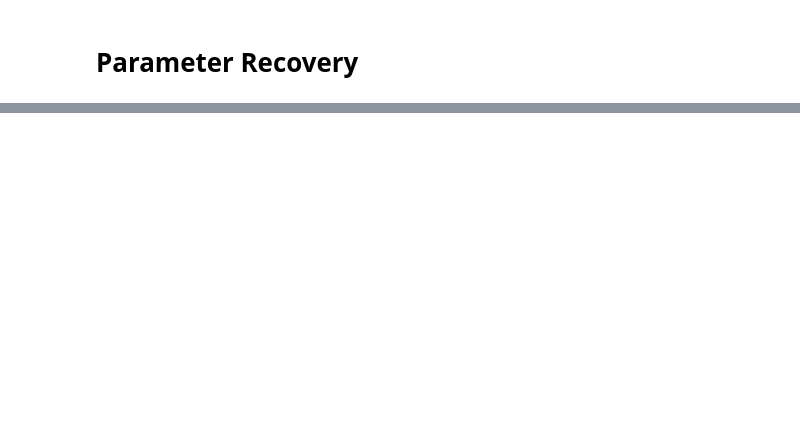
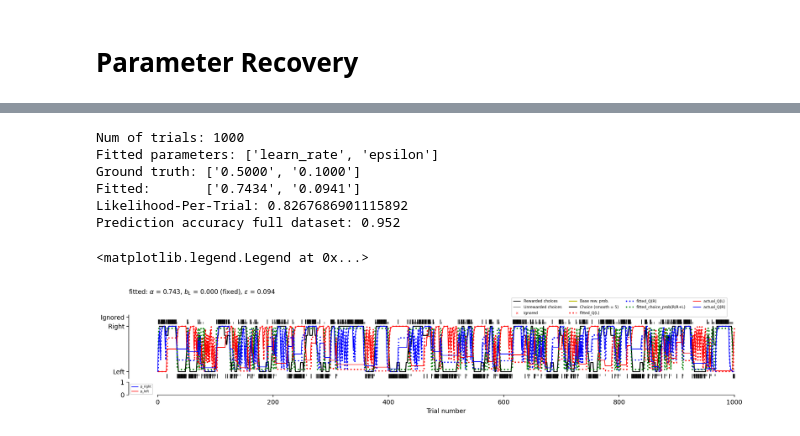
Before and after one commit to AllenSWDB/SWDB_2025_Dynamical_Systems, a Jupyter notebook: code/test_shuchen.ipynb, the cells around one changed output, grey strips where cells are left out. Drawn from its saved outputs; the diff is of its cells as text; code cells hidden in the pictures; blank space fills up the shorter version.

```diff
--- a/code/test_shuchen.ipynb
+++ b/code/test_shuchen.ipynb
@@ -83,12 +83,22 @@ df[["agent_class_name", "preset_name", "n_free_params", "params"]]
 # %% [markdown]
 # initialize an agent
 # %%
-# Initialize the model
-forager = ForagerCollection().get_preset_forager("Hattori2019", seed=42)
-forager.set_params(
-    softmax_inverse_temperature=5,
-    biasL=0,
-)
+# # Initialize the model
+# forager = ForagerCollection().get_preset_forager("Hattori2019", seed=42)
+# forager.set_params(
+#     softmax_inverse_temperature=5,
+#     biasL=0,
+# )
 
-# Create the task environment
-task = CoupledBlockTask(reward_baiting=True, num_trials=1000, seed=42)
+# "Rescorla-Wagner": dict(
+#     description="The vanilla Rescorla-Wagner model disccused in the Sutton & Barto book",
+#     agent_class="ForagerQLearning",
+#     agent_kwargs=dict(
+#         number_of_learning_rate=1,
+#         number_of_forget_rate=0,
+#         choice_kernel="none",
+#         action_selection="epsilon-greedy",
+#     ),
+
+
+forager = ForagerQLearning(number_of_learning_rate=1,number_of_forget_rate=0,choice_kernel="none",action_selection="epsilon-greedy")
@@ -111,13 +130,9 @@ fig, axes = forager.plot_session(if_plot_latent=True)
 # %% [markdown]
 # Parameter Recovery
 # %%
-
-# Fit the model to recover parameters
-forager = ForagerCollection().get_preset_forager("Hattori2019", seed=42)
 forager.fit(
     choice_history,
     reward_history,
-    fit_bounds_override={"softmax_inverse_temperature": [0, 100]},
     clamp_params={"biasL": 0},
     DE_kwargs=dict(workers=4, disp=True, seed=np.random.default_rng(42)),
     k_fold_cross_validation=None,
@@ -134,6 +172,13 @@ print(f'Ground truth: {[f"{num:.4f}" for num in ground_truth]}')
 print(f'Fitted:       {[f"{num:.4f}" for num in fitting_result.x]}')
 print(f"Likelihood-Per-Trial: {fitting_result.LPT}")
 print(f"Prediction accuracy full dataset: {fitting_result.prediction_accuracy}\n")
+# %% [output]
+Num of trials: 1000
+Fitted parameters: ['learn_rate', 'epsilon']
+Ground truth: ['0.5000', '0.1000']
+Fitted:       ['0.7434', '0.0941']
+Likelihood-Per-Trial: 0.8267686901115892
+Prediction accuracy full dataset: 0.952
 # %%
 # Plot the fitted session results
 fig_fitting, axes = forager.plot_fitted_session(if_plot_latent=True)
@@ -142,3 +187,14 @@ fig_fitting, axes = forager.plot_fitted_session(if_plot_latent=True)
 axes[0].plot(ground_truth_q_value[0], lw=1, color="red", ls="-", label="actual_Q(L)")
 axes[0].plot(ground_truth_q_value[1], lw=1, color="blue", ls="-", label="actual_Q(R)")
 axes[0].legend(fontsize=6, loc="upper left", bbox_to_anchor=(0.6, 1.3), ncol=4)
+# %%
+# Plot the fitted session results
+fig_fitting, axes = forager.plot_fitted_session(if_plot_latent=True)
+
+# Overlay the ground truth Q-values for comparison
+axes[0].plot(ground_truth_q_value[0], lw=1, color="red", ls="-", label="actual_Q(L)")
+axes[0].plot(ground_truth_q_value[1], lw=1, color="blue", ls="-", label="actual_Q(R)")
+axes[0].legend(fontsize=6, loc="upper left", bbox_to_anchor=(0.6, 1.3), ncol=4)
+# %% [output]
+<matplotlib.legend.Legend at 0x...>
+[figure, added]
```
Also changed, not shown: parts of 8 cells of this notebook, 5 other files.
